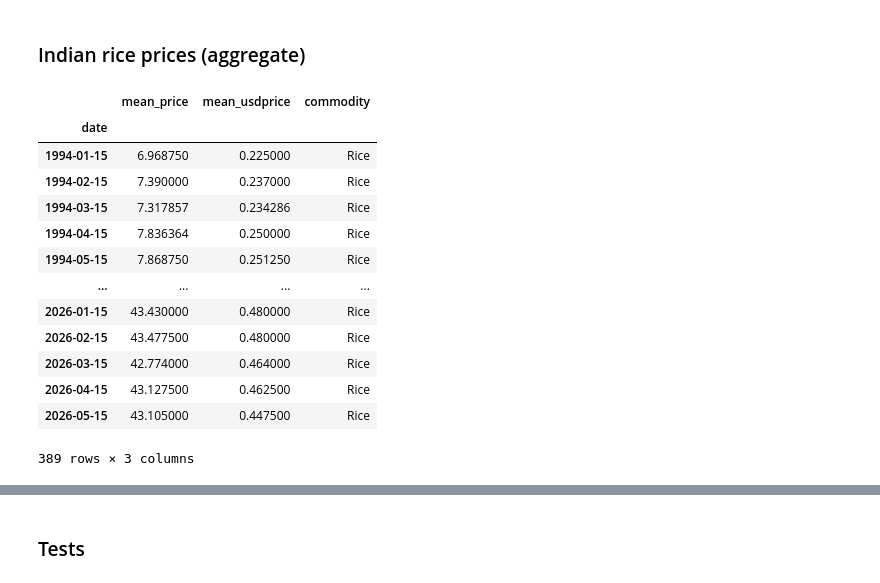
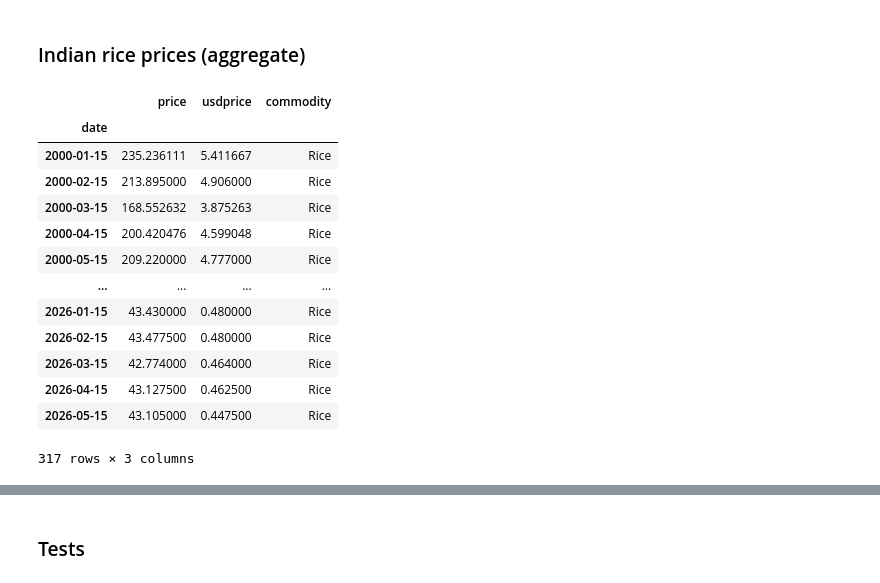
Before and after one commit to emmanresu/Thesis-Keras, a Jupyter notebook: EDA_indian_food_prices.ipynb, the cells around one changed output, grey strips where cells are left out. Saved outputs shown, nothing was run; the diff lists cells and outputs as text; code cells hidden in the pictures.

```diff
--- a/EDA_indian_food_prices.ipynb
+++ b/EDA_indian_food_prices.ipynb
@@ -85,19 +89,19 @@ grouped_prices = rice_prices.groupby('date').agg(
     commodity=('commodity', 'first')
 )
-# %%
-grouped_prices
-# %% [output]
-|  | mean_price | mean_usdprice | commodity |
-| date |  |  |  |
-| 1994-01-15 | 6.968750 | 0.225000 | Rice |
-| 1994-02-15 | 7.390000 | 0.237000 | Rice |
-| 1994-03-15 | 7.317857 | 0.234286 | Rice |
-| 1994-04-15 | 7.836364 | 0.250000 | Rice |
-| 1994-05-15 | 7.868750 | 0.251250 | Rice |
-| ... | ... | ... | ... |
-| 2026-01-15 | 43.430000 | 0.480000 | Rice |
-| 2026-02-15 | 43.477500 | 0.480000 | Rice |
-| 2026-03-15 | 42.774000 | 0.464000 | Rice |
-| 2026-04-15 | 43.127500 | 0.462500 | Rice |
-| 2026-05-15 | 43.105000 | 0.447500 | Rice |
-389 rows × 3 columns
+# %%
+grouped_prices['2000-01-15':grouped_prices.index.max()]
+# %% [output]
+|  | price | usdprice | commodity |
+| date |  |  |  |
+| 2000-01-15 | 235.236111 | 5.411667 | Rice |
+| 2000-02-15 | 213.895000 | 4.906000 | Rice |
+| 2000-03-15 | 168.552632 | 3.875263 | Rice |
+| 2000-04-15 | 200.420476 | 4.599048 | Rice |
+| 2000-05-15 | 209.220000 | 4.777000 | Rice |
+| ... | ... | ... | ... |
+| 2026-01-15 | 43.430000 | 0.480000 | Rice |
+| 2026-02-15 | 43.477500 | 0.480000 | Rice |
+| 2026-03-15 | 42.774000 | 0.464000 | Rice |
+| 2026-04-15 | 43.127500 | 0.462500 | Rice |
+| 2026-05-15 | 43.105000 | 0.447500 | Rice |
+317 rows × 3 columns
```
Also changed, not shown: parts of 10 cells of this notebook.
